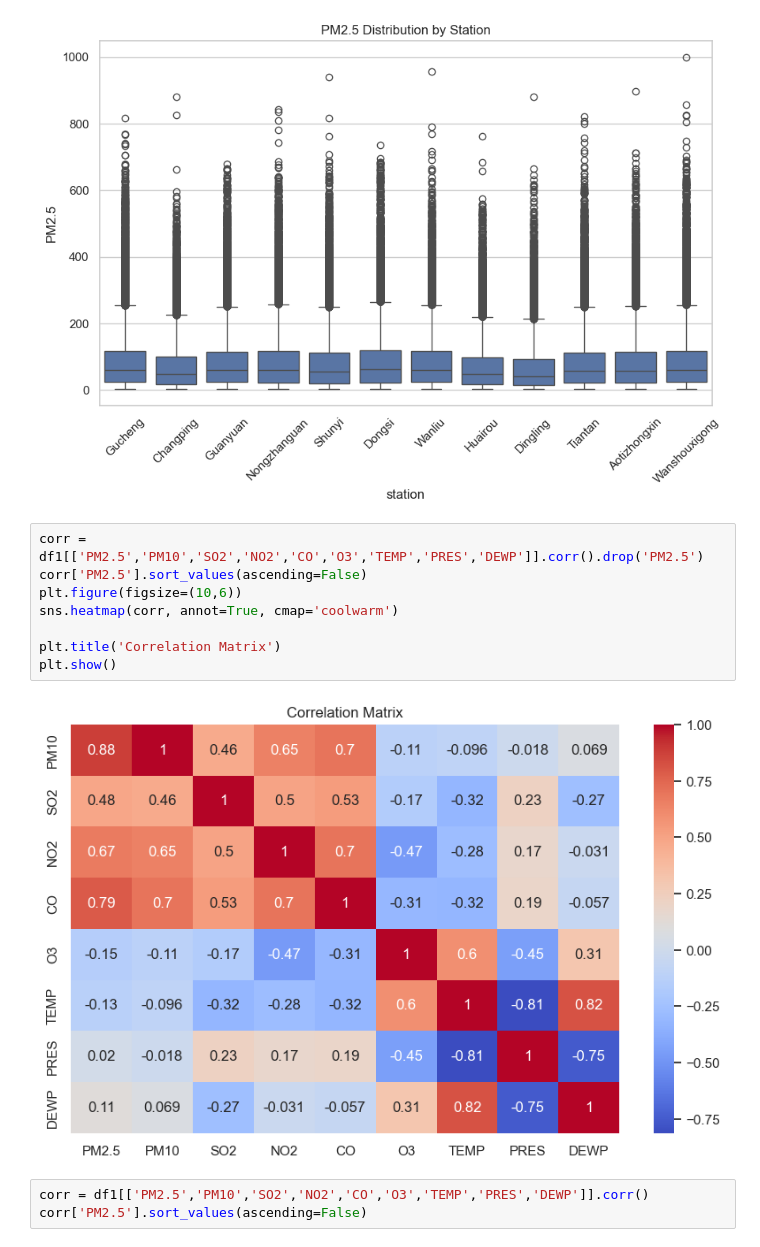
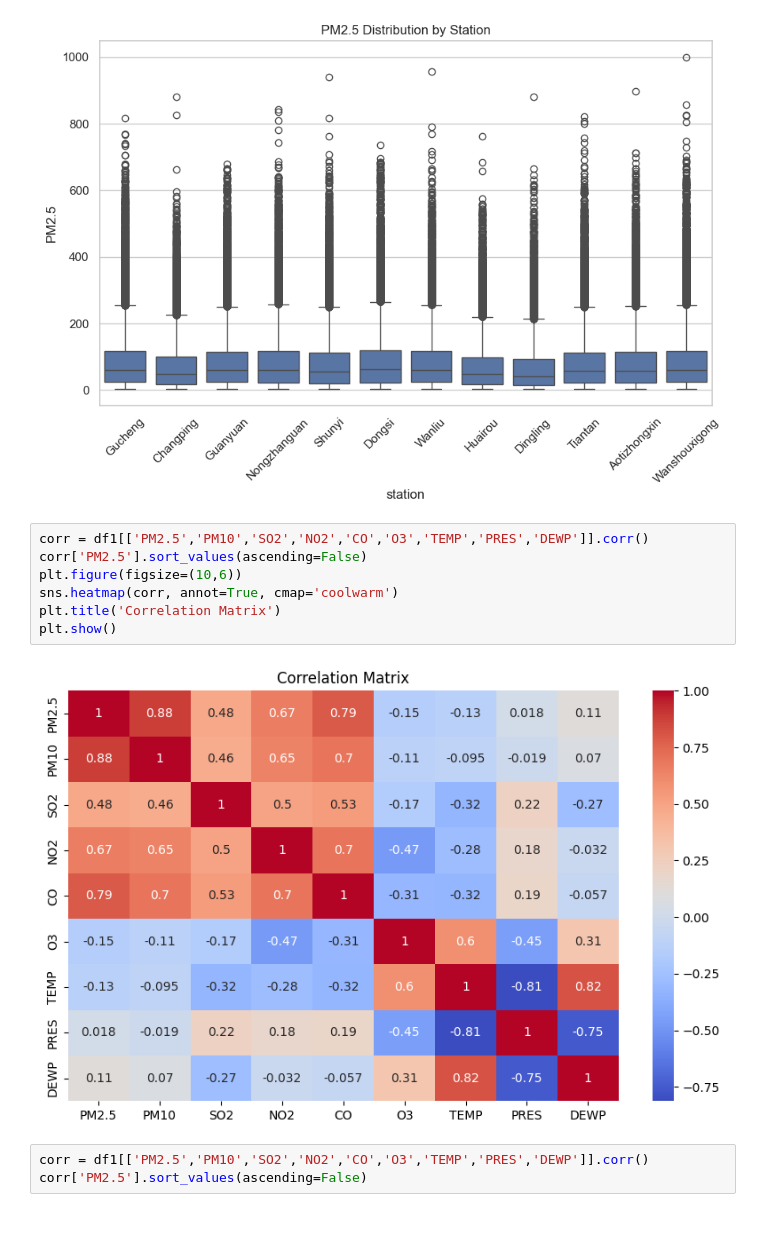
Before and after one commit to Mason-MSE/data_analysis, a Jupyter notebook: BeiingPM25.ipynb, the cells around one changed output. Cells and saved outputs as stored; diff of their text form.

```diff
--- a/BeiingPM25.ipynb
+++ b/BeiingPM25.ipynb
@@ -210,15 +226,14 @@ plt.show()
 # %% [output]
 [figure]
 # %%
-corr = df1[['PM2.5','PM10','SO2','NO2','CO','O3','TEMP','PRES','DEWP']].corr().drop('PM2.5')
+corr = df1[['PM2.5','PM10','SO2','NO2','CO','O3','TEMP','PRES','DEWP']].corr()
 corr['PM2.5'].sort_values(ascending=False)
 plt.figure(figsize=(10,6))
 sns.heatmap(corr, annot=True, cmap='coolwarm')
-
 plt.title('Correlation Matrix')
 plt.show()
 # %% [output]
-[figure, old version]
+[figure, new version]
 # %%
 corr = df1[['PM2.5','PM10','SO2','NO2','CO','O3','TEMP','PRES','DEWP']].corr()
 corr['PM2.5'].sort_values(ascending=False)
```
Also changed, not shown: parts of 2 cells of this notebook, 24 other files.
